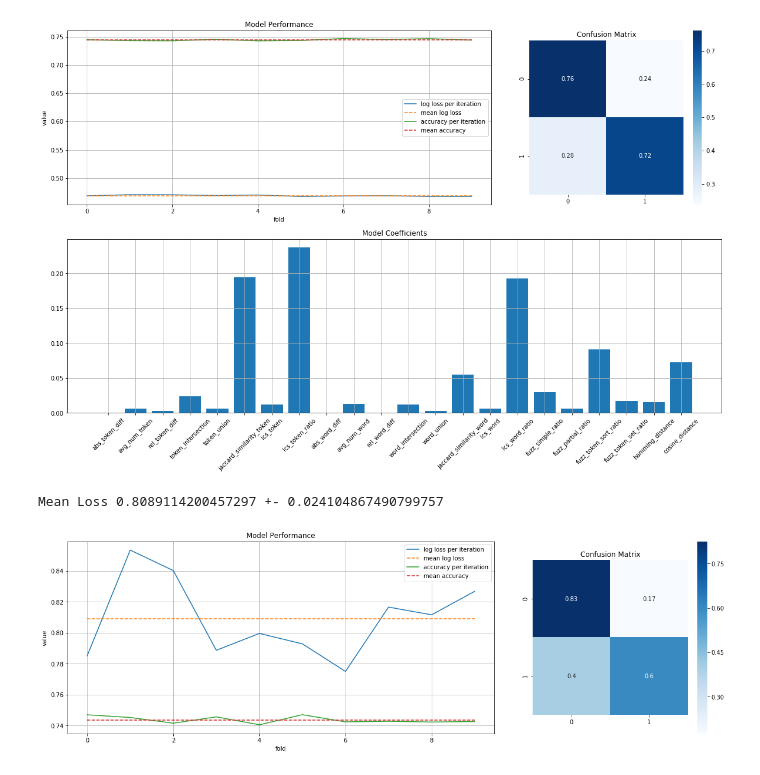
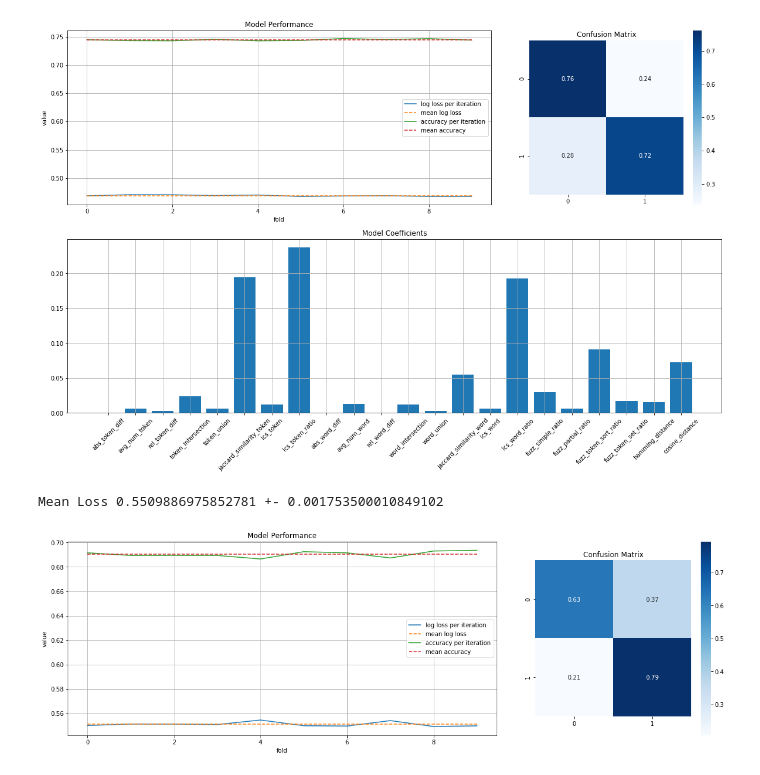
Before and after one commit to Ritvik19/Quora-Question-Pairs, a Jupyter notebook: 08 Other Algorithms.ipynb, the cells around one changed output. Saved outputs shown, nothing was run; the diff lists cells and outputs as text; code cells hidden in the pictures.

```diff
--- a/08 Other Algorithms.ipynb
+++ b/08 Other Algorithms.ipynb
@@ -84,9 +90,9 @@ print('Mean Loss', np.mean(gb_performance['log loss']), '+-', np.std(gb_performa
 Mean Loss 0.4688868763348581 +- 0.0011401434265741622
 [figure]
 # %%
-model = BaggingClassifier()
+model = BaggingClassifier(base_estimator=LogisticRegression(class_weight='balanced'))
 bc_performance, bc_cm, bc_model = train_model(model, data, feats, 'is_duplicate')
 print('Mean Loss', np.mean(bc_performance['log loss']), '+-', np.std(bc_performance['log loss']))
 # %% [output]
-Mean Loss 0.8089114200457297 +- 0.024104867490799757
+Mean Loss 0.5509886975852781 +- 0.001753500010849102
-[figure, old version]
+[figure, new version]
```
Also changed, not shown: parts of 8 cells of this notebook, 2 other files.
